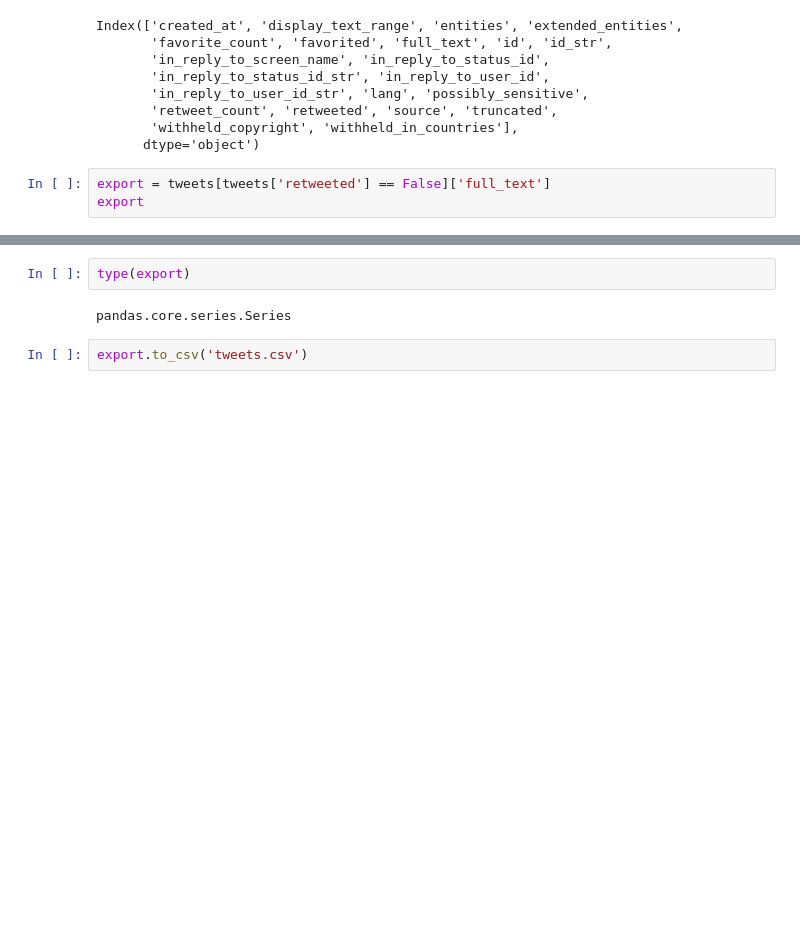
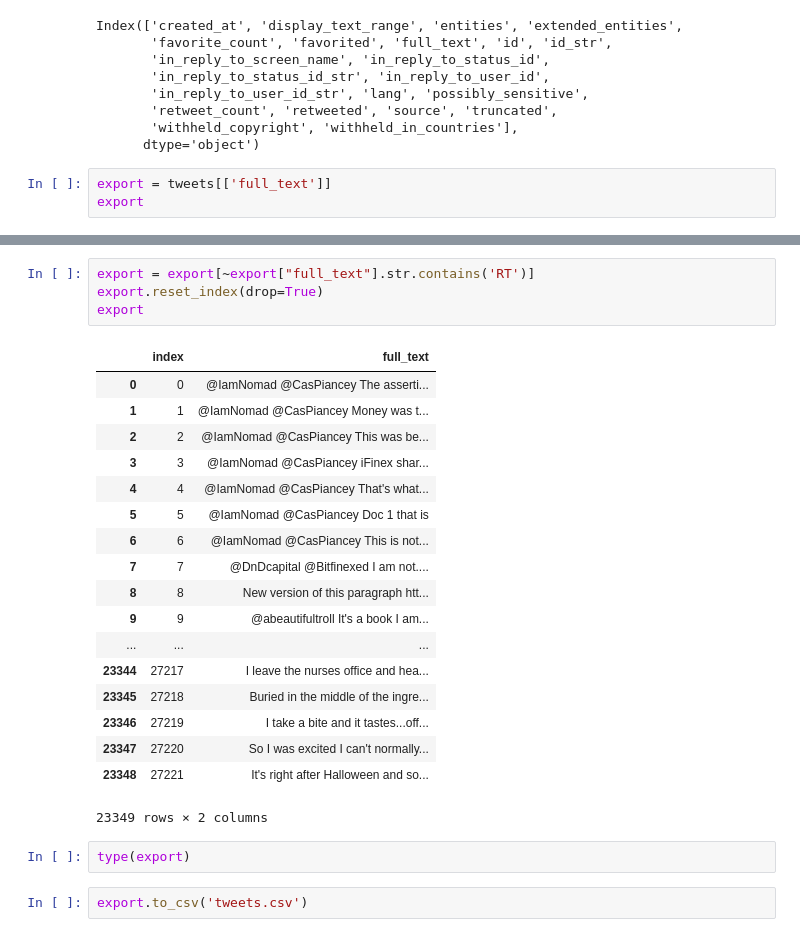
Before and after one commit to bennettftomlin/bennett_bot, a Jupyter notebook: data_preprocessing.ipynb, the cells around one changed output, grey strips where cells are left out. Saved outputs shown, nothing was run; the diff lists cells and outputs as text; blank space fills up the shorter version.

Commit message:
Removing retweets

```diff
--- a/data_preprocessing.ipynb
+++ b/data_preprocessing.ipynb
@@ -24,6 +35,6 @@ Index(['created_at', 'display_text_range', 'entities', 'extended_entities',
        'withheld_copyright', 'withheld_in_countries'],
       dtype='object')
 # %%
-export = tweets[tweets['retweeted'] == False]['full_text']
+export = tweets[['full_text']]
 export
 # %% [output]
@@ -47,6 +59,27 @@ Name: full_text, Length: 27222, dtype: object
+# %%
+export = export[~export["full_text"].str.contains('RT')]
+export.reset_index(drop=True)
+export
+# %% [output]
+|  | index | full_text |
+| 0 | 0 | @IamNomad @CasPiancey The asserti... |
+| 1 | 1 | @IamNomad @CasPiancey Money was t... |
+| 2 | 2 | @IamNomad @CasPiancey This was be... |
+| 3 | 3 | @IamNomad @CasPiancey iFinex shar... |
+| 4 | 4 | @IamNomad @CasPiancey That's what... |
+| 5 | 5 | @IamNomad @CasPiancey Doc 1 that is |
+| 6 | 6 | @IamNomad @CasPiancey This is not... |
+| 7 | 7 | @DnDcapital @Bitfinexed I am not.... |
+| 8 | 8 | New version of this paragraph htt... |
+| 9 | 9 | @abeautifultroll It's a book I am... |
+| ... | ... | ... |
+| 23344 | 27217 | I leave the nurses office and hea... |
+| 23345 | 27218 | Buried in the middle of the ingre... |
+| 23346 | 27219 | I take a bite and it tastes...off... |
+| 23347 | 27220 | So I was excited I can't normally... |
+| 23348 | 27221 | It's right after Halloween and so... |
+23349 rows × 2 columns
 # %%
 type(export)
-# %% [output]
-pandas.core.series.Series
 # %%
 export.to_csv('tweets.csv')
```
Also changed, not shown: parts of 2 cells of this notebook, 1 other file.
